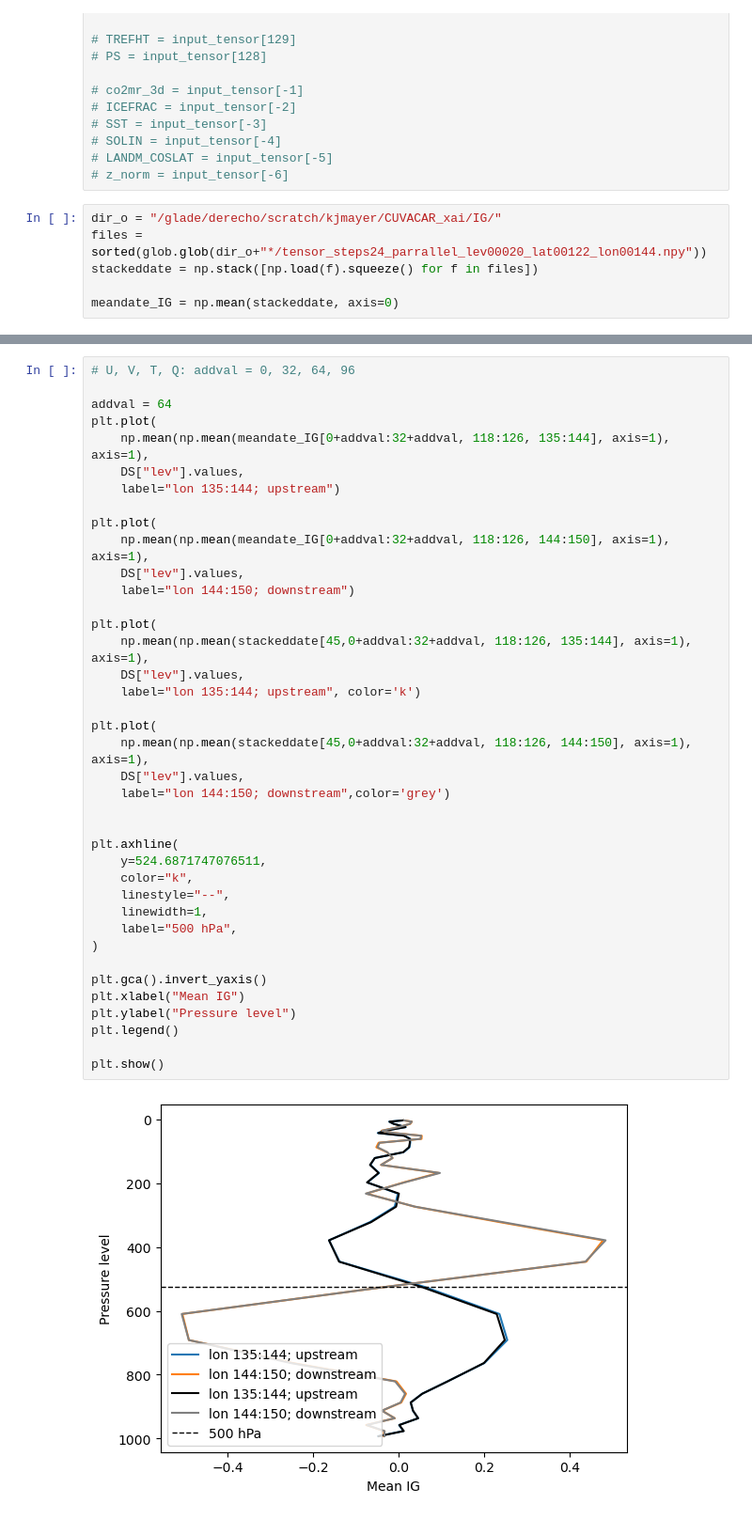
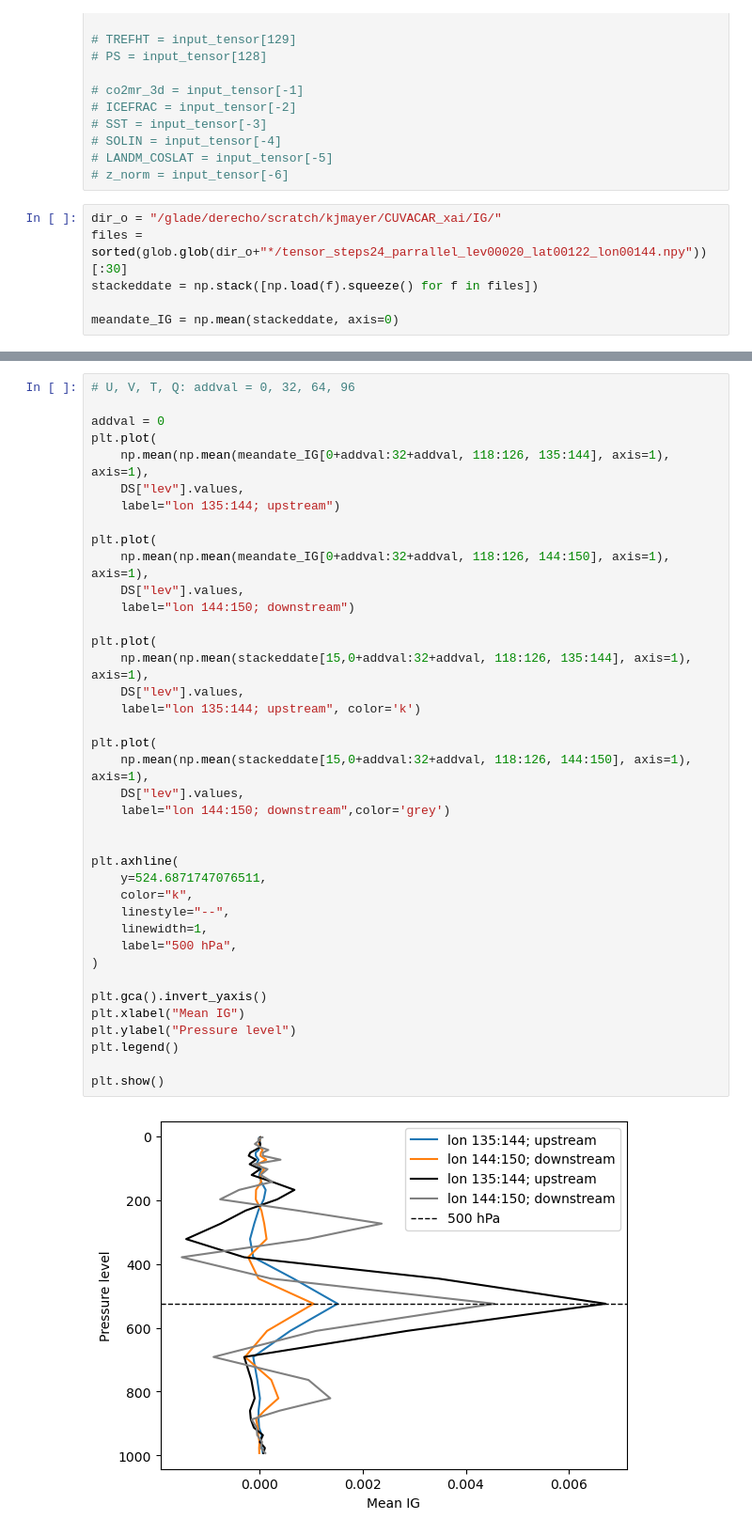
Before and after one commit to WillyChap/CUVACAR_xai, a Jupyter notebook: kjmayer/LookAtOutput.ipynb, the cells around one changed output, grey strips where cells are left out. Shown at 94% size. Drawn from its saved outputs; the diff is of its cells as text.

```diff
--- a/kjmayer/LookAtOutput.ipynb
+++ b/kjmayer/LookAtOutput.ipynb
@@ -300,7 +300,7 @@ plt.show()
 # z_norm = input_tensor[-6]
 # %%
 dir_o = "/glade/derecho/scratch/kjmayer/CUVACAR_xai/IG/"
-files = sorted(glob.glob(dir_o+"*/tensor_steps24_parrallel_lev00020_lat00122_lon00144.npy"))
+files = sorted(glob.glob(dir_o+"*/tensor_steps24_parrallel_lev00020_lat00122_lon00144.npy"))[:30]
 stackeddate = np.stack([np.load(f).squeeze() for f in files])
 
 meandate_IG = np.mean(stackeddate, axis=0)
@@ -307,7 +327,7 @@ meandate_IG = np.mean(stackeddate, axis=0)
 # %%
 # U, V, T, Q: addval = 0, 32, 64, 96
 
-addval = 64
+addval = 0
 plt.plot(
     np.mean(np.mean(meandate_IG[0+addval:32+addval, 118:126, 135:144], axis=1), axis=1),
     DS["lev"].values,
@@ -315,33 +335,33 @@ plt.plot(
 
 plt.plot(
     np.mean(np.mean(meandate_IG[0+addval:32+addval, 118:126, 144:150], axis=1), axis=1),
     DS["lev"].values,
     label="lon 144:150; downstream")
 
 plt.plot(
-    np.mean(np.mean(stackeddate[45,0+addval:32+addval, 118:126, 135:144], axis=1), axis=1),
+    np.mean(np.mean(stackeddate[15,0+addval:32+addval, 118:126, 135:144], axis=1), axis=1),
     DS["lev"].values,
     label="lon 135:144; upstream", color='k')
 
 plt.plot(
-    np.mean(np.mean(stackeddate[45,0+addval:32+addval, 118:126, 144:150], axis=1), axis=1),
+    np.mean(np.mean(stackeddate[15,0+addval:32+addval, 118:126, 144:150], axis=1), axis=1),
     DS["lev"].values,
     label="lon 144:150; downstream",color='grey')
 
 
 plt.axhline(
     y=524.6871747076511,
     color="k",
     linestyle="--",
     linewidth=1,
     label="500 hPa",
 )
 
 plt.gca().invert_yaxis()
 plt.xlabel("Mean IG")
 plt.ylabel("Pressure level")
 plt.legend()
 
 plt.show()
 # %% [output]
-[figure, old version]
+[figure, new version]
```
Also changed, not shown: parts of 9 cells of this notebook, 1 other file.
